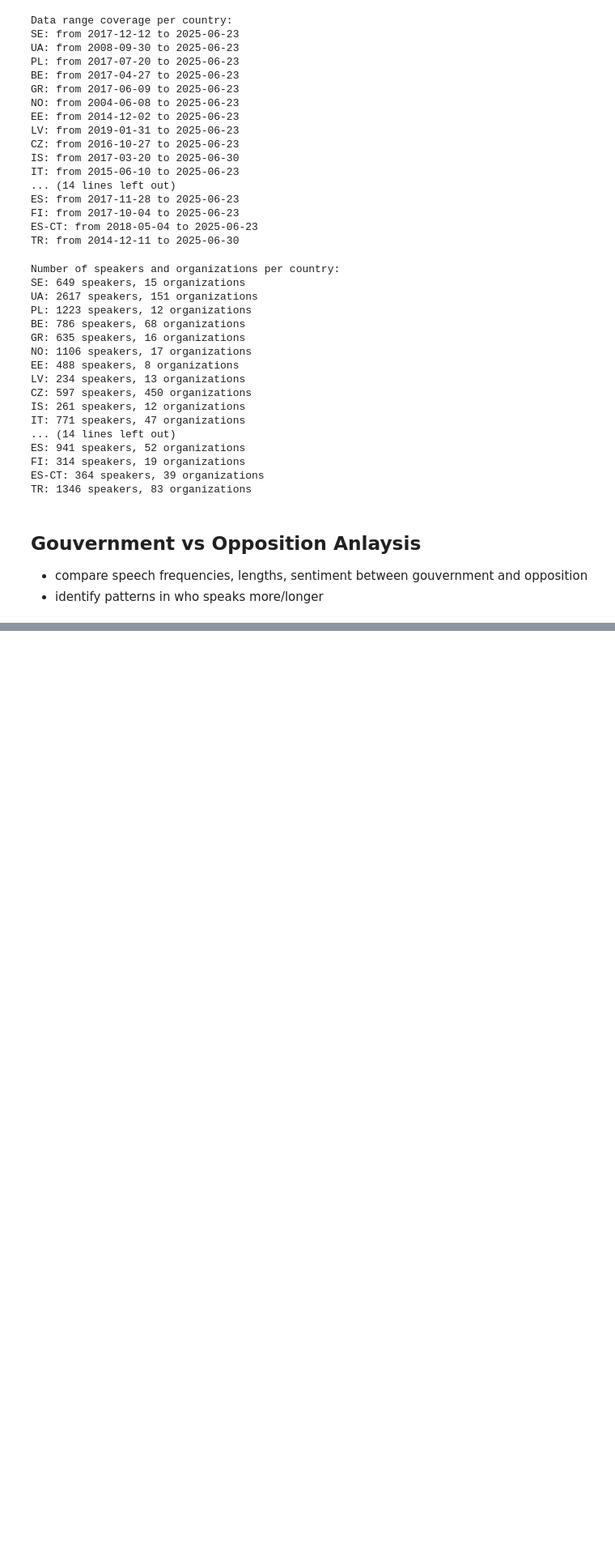
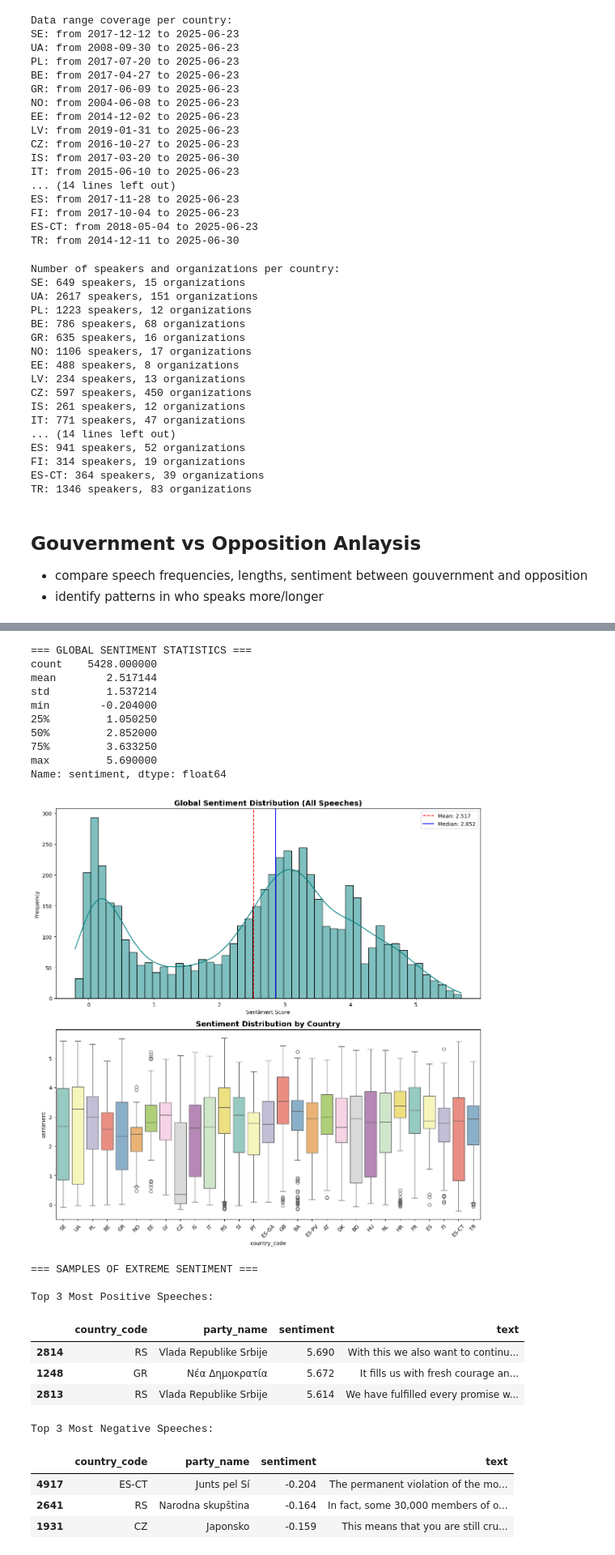
Before and after one commit to Gargant0373/NLP-Project, a Jupyter notebook: exploration.ipynb, the cells around one changed output, grey strips where cells are left out. Shown at 81% size. Cells and saved outputs as stored; diff of their text form; code cells hidden in the pictures; blank space fills up the shorter version.

Commit message:
Added topic and sentiment analysis.

```diff
--- a/exploration.ipynb
+++ b/exploration.ipynb
@@ -879,0 +763,60 @@ Speeches from country code 'BA':
+# %%
+# === Sentiment Distribution Analysis (Global) ===
+# Preparation: Filter out rows without sentiment
+sentiment_df = final_df.dropna(subset=['sentiment']).copy()
+
+print("=== GLOBAL SENTIMENT STATISTICS ===")
+print(sentiment_df['sentiment'].describe())
+
+# Create the visualization
+fig, (ax1, ax2) = plt.subplots(2, 1, figsize=(12, 12))
+
+# Overall Histogram and KDE
+# This shows the "shape" of the sentiment across every speech in the dataset
+sns.histplot(sentiment_df['sentiment'], kde=True, ax=ax1, color='teal', bins=50)
+ax1.set_title('Global Sentiment Distribution (All Speeches)', fontsize=14, fontweight='bold')
+ax1.set_xlabel('Sentiment Score')
+ax1.set_ylabel('Frequency')
+ax1.axvline(sentiment_df['sentiment'].mean(), color='red', linestyle='--', label=f"Mean: {sentiment_df['sentiment'].mean():.3f}")
+ax1.axvline(sentiment_df['sentiment'].median(), color='blue', linestyle='-', label=f"Median: {sentiment_df['sentiment'].median():.3f}")
+ax1.legend()
+
+# Sentiment by Country if speaker_type isn't ready
+sns.boxplot(data=sentiment_df, x='country_code', y='sentiment', ax=ax2, palette='Set3', hue='country_code', legend=False)
+ax2.set_title('Sentiment Distribution by Country', fontsize=14, fontweight='bold')
+plt.setp(ax2.xaxis.get_majorticklabels(), rotation=45)
+
+plt.tight_layout()
+plt.show()
+
+# Most Positive vs Most Negative
+print("\n=== SAMPLES OF EXTREME SENTIMENT ===")
+print("\nTop 3 Most Positive Speeches:")
+display(sentiment_df.nlargest(3, 'sentiment')[['country_code', 'party_name', 'sentiment', 'text']])
+
+print("\nTop 3 Most Negative Speeches:")
+display(sentiment_df.nsmallest(3, 'sentiment')[['country_code', 'party_name', 'sentiment', 'text']])
+# %% [output]
+=== GLOBAL SENTIMENT STATISTICS ===
+count    5428.000000
+mean        2.517144
+std         1.537214
+min        -0.204000
+25%         1.050250
+50%         2.852000
+75%         3.633250
+max         5.690000
+Name: sentiment, dtype: float64
+[figure, added]
+=== SAMPLES OF EXTREME SENTIMENT ===
+
+Top 3 Most Positive Speeches:
+|  | country_code | party_name | sentiment | text |
+| 2814 | RS | Vlada Republike Srbije | 5.690 | With this we also want to continu... |
+| 1248 | GR | Νέα Δημοκρατία | 5.672 | It fills us with fresh courage an... |
+| 2813 | RS | Vlada Republike Srbije | 5.614 | We have fulfilled every promise w... |
+Top 3 Most Negative Speeches:
+|  | country_code | party_name | sentiment | text |
+| 4917 | ES-CT | Junts pel Sí | -0.204 | The permanent violation of the mo... |
+| 2641 | RS | Narodna skupština | -0.164 | In fact, some 30,000 members of o... |
+| 1931 | CZ | Japonsko | -0.159 | This means that you are still cru... |
```
Also changed, not shown: parts of 6 cells of this notebook.
